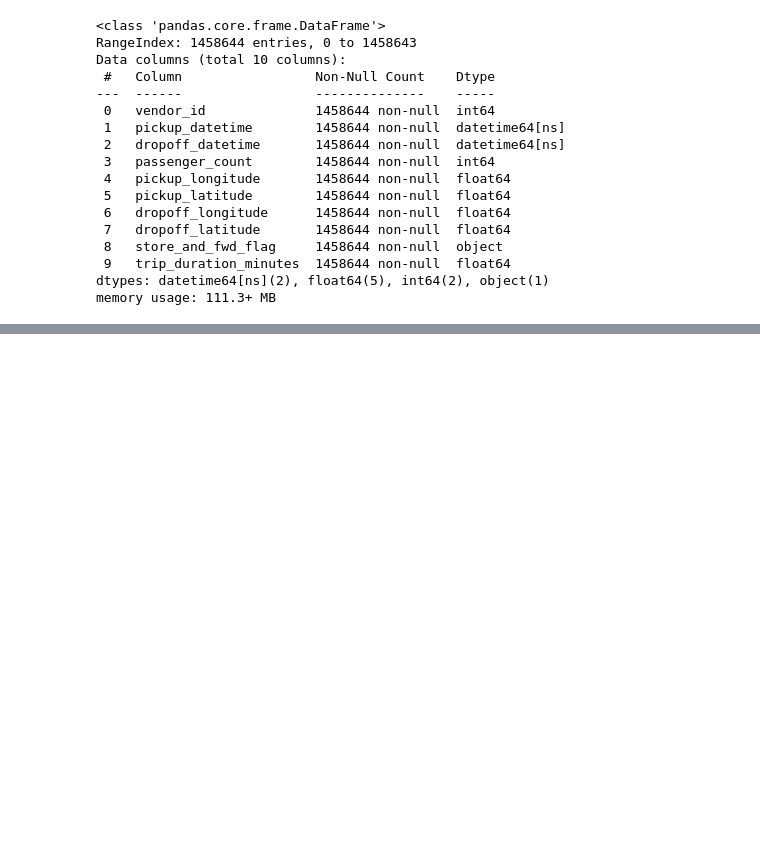
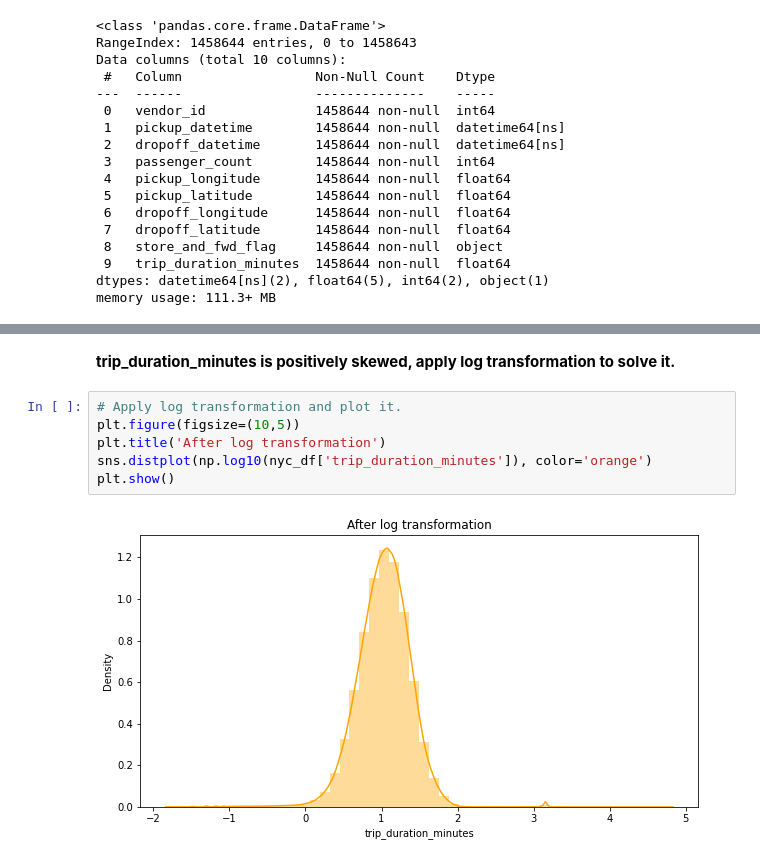
Before and after one commit to anishjohnson/NYC_Taxi_Trip_Time_Prediction, a Jupyter notebook: NYC_Taxi_TripDuration_Prediction.ipynb, the cells around one changed output, grey strips where cells are left out. Cells and saved outputs as stored; diff of their text form; blank space fills up the shorter version.

```diff
--- a/NYC_Taxi_TripDuration_Prediction.ipynb
+++ b/NYC_Taxi_TripDuration_Prediction.ipynb
@@ -186,0 +196,10 @@ memory usage: 111.3+ MB
+# %% [markdown]
+**trip_duration_minutes is positively skewed, apply log transformation to solve it.**
+# %%
+# Apply log transformation and plot it.
+plt.figure(figsize=(10,5))
+plt.title('After log transformation')
+sns.distplot(np.log10(nyc_df['trip_duration_minutes']), color='orange')
+plt.show()
+# %% [output]
+[figure, added]
```
Also changed, not shown: parts of 3 cells of this notebook.
